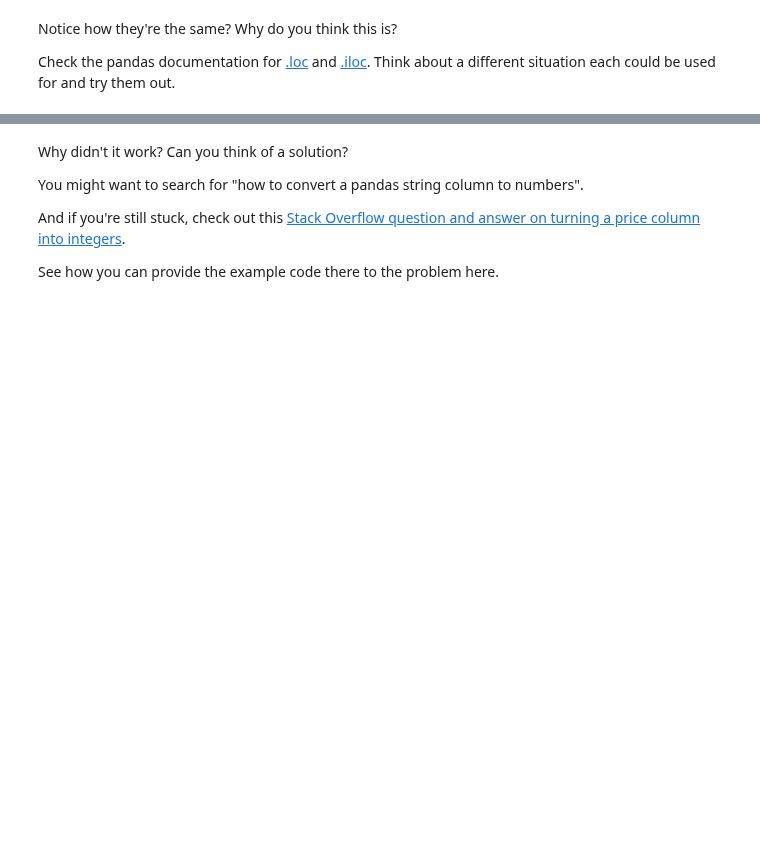
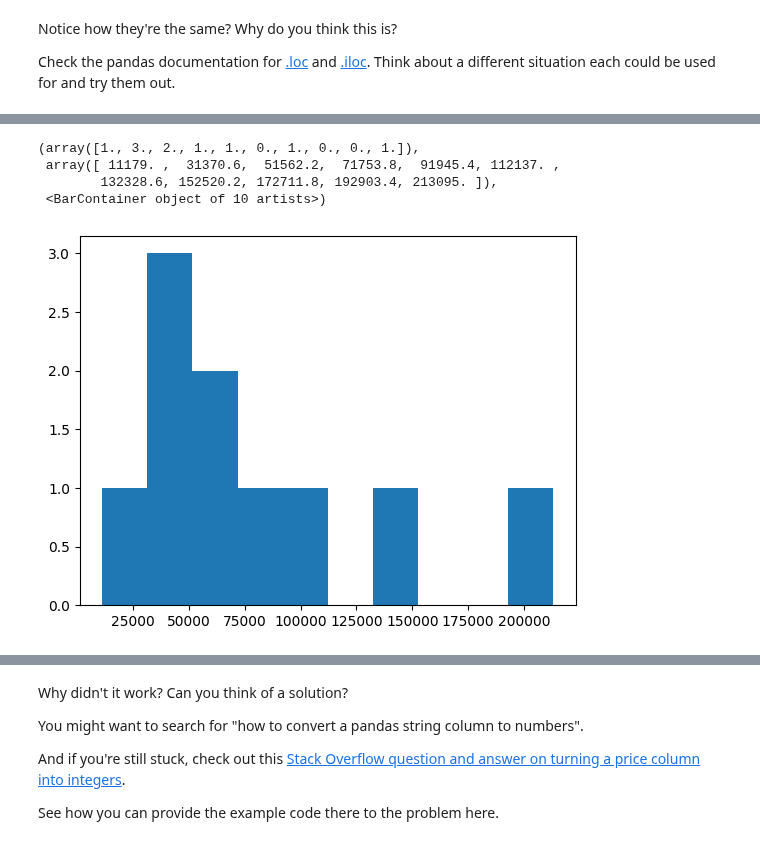
Before and after one commit to diaabadr/Ai-for-robotics, a Jupyter notebook: Task_0/pandas-exercises.ipynb, the cells around one changed output, grey strips where cells are left out. Cells and saved outputs as stored; diff of their text form; code cells hidden in the pictures; blank space fills up the shorter version.

```diff
--- a/Task_0/pandas-exercises.ipynb
+++ b/Task_0/pandas-exercises.ipynb
@@ -68,4 +118,11 @@ Check the pandas documentation for [.loc](https://pandas.pydata.org/pandas-docs/
 # %%
 # Create a histogram of the Odometer column using hist()
+plt.hist(car_sales['Odometer (KM)'])
+# %% [output]
+(array([1., 3., 2., 1., 1., 0., 1., 0., 0., 1.]),
+ array([ 11179. ,  31370.6,  51562.2,  71753.8,  91945.4, 112137. ,
+        132328.6, 152520.2, 172711.8, 192903.4, 213095. ]),
+ <BarContainer object of 10 artists>)
+[figure, added]
 # %%
 # Try to plot the Price column using plot()
```
Also changed, not shown: parts of 46 cells of this notebook, 1 other file.
